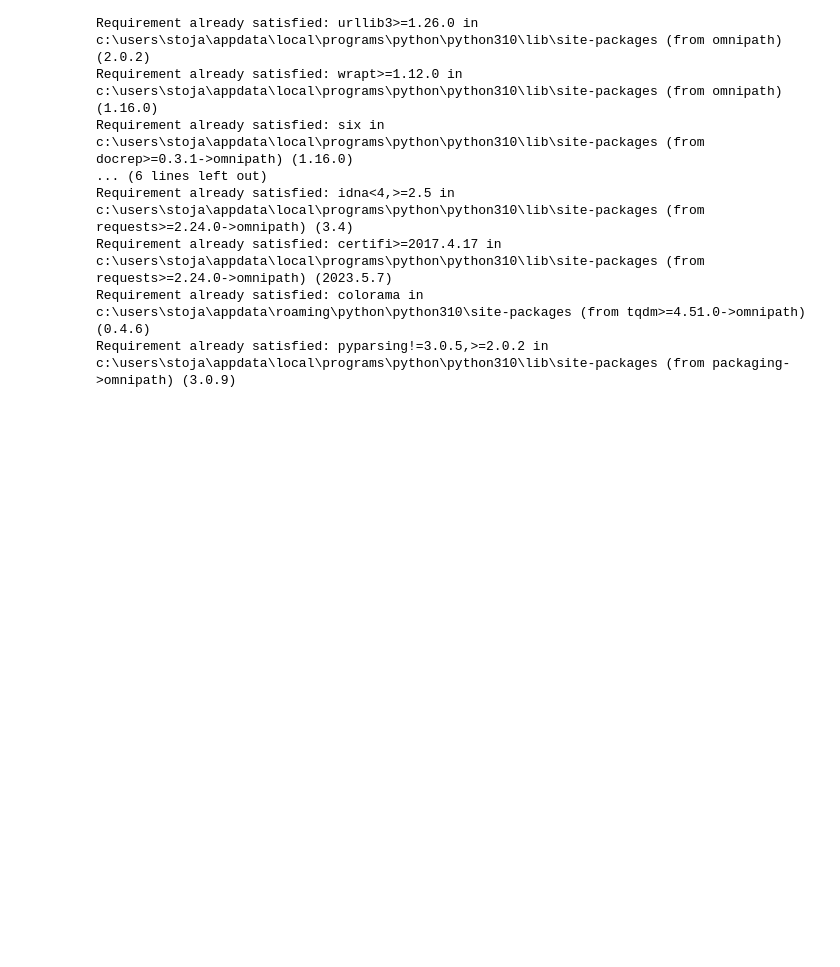
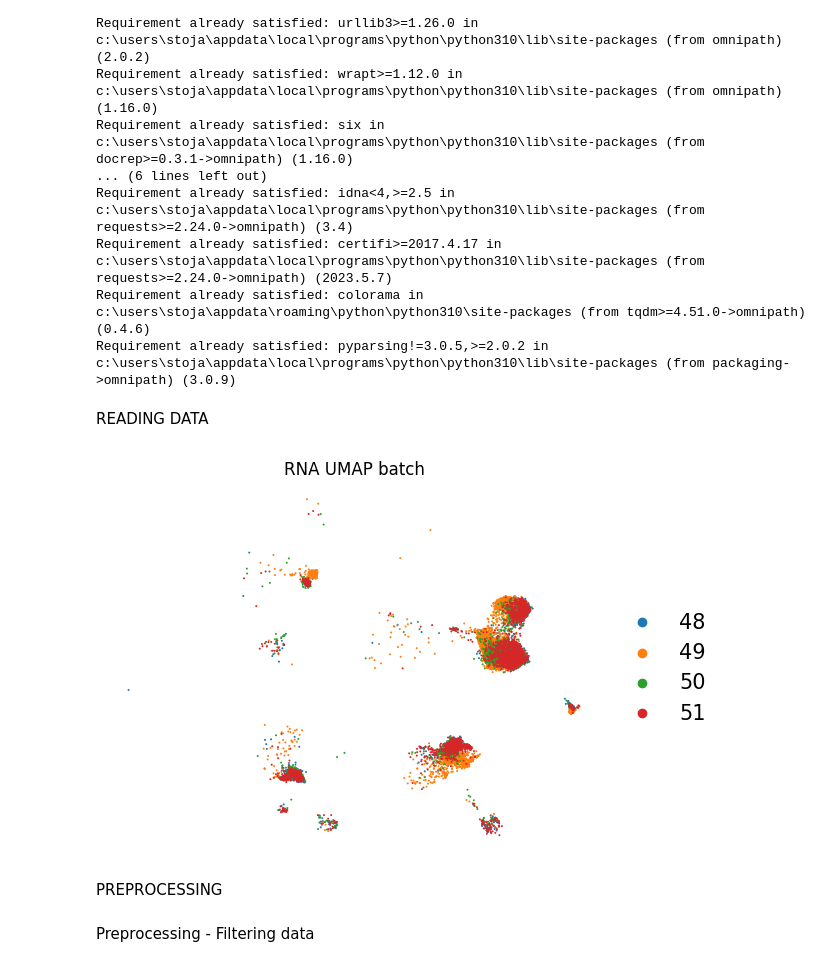
Before and after one commit to RixRasa/Genomics, a Jupyter notebook: Domaci3.ipynb, the cells around one changed output. Drawn from its saved outputs; the diff is of its cells as text; code cells hidden in the pictures; blank space fills up the shorter version.

```diff
--- a/Domaci3.ipynb
+++ b/Domaci3.ipynb
@@ -60,0 +62,13 @@ import decoupler as dc
+# %% [markdown]
+READING DATA
+# %%
+adata = ad.read_h5ad('GTEX-1HSMQ-5005.h5ad')
+ada = adata.copy()
+# %%
+sc.pl.umap(ada, color='batch', title='RNA UMAP batch', frameon=False, legend_fontweight='normal', legend_fontsize=15)
+# %% [output]
+[figure, added]
+# %% [markdown]
+PREPROCESSING
+# %% [markdown]
+Preprocessing - Filtering data
```
Also changed, not shown: parts of 25 cells of this notebook, 1 other file.
